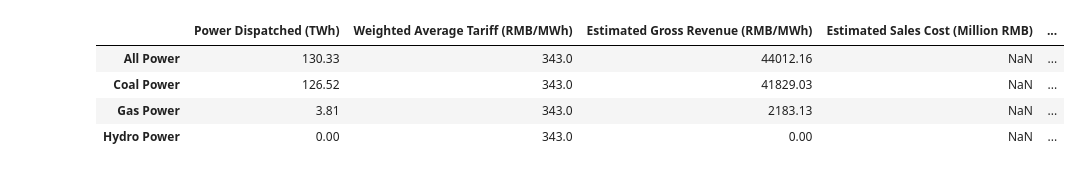
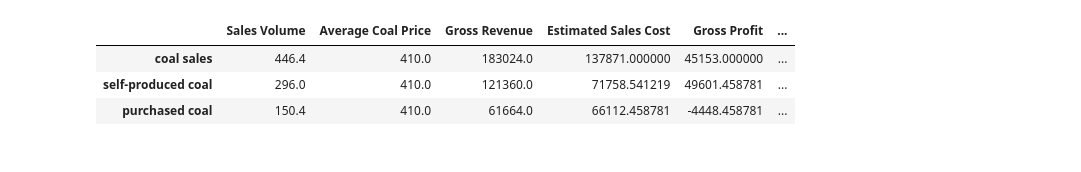
Before and after one commit to orangejustin/CHINA_SOE_MODEL, a Jupyter notebook: Working paper june 2022 replication.ipynb, the cells around one changed output. Saved outputs shown, nothing was run; the diff lists cells and outputs as text; code cells hidden in the pictures.

```diff
--- a/Working paper june 2022 replication.ipynb
+++ b/Working paper june 2022 replication.ipynb
@@ -53,18 +135,20 @@ model.case
 # %%
 params = {
-    "types": "power",
+    "types": "coal types",
     "pct": 0.5,
-    "year": 2019,
-    "coal_price": 343.0,
-    "coal_power": True,
-    "coal_purchase": False,
-    "coal_transportation": False
+    "year": 2020,
+    "coal_price": None, # default is none
+    "coal_purchase":False,
+    "coal_transportation":False,
+    "reduce_self_produced":False,
+    "reduce_purchased":False,
+    "cut_purchased_coal":False
 }
 
-model.scenario2(**params)
+table = model.scenario(**params)
+table
 # %% [output]
-|  | Power Dispatched (TWh) | Weighted Average Tariff (RMB/MWh) | Estimated Gross Revenue (RMB/MWh) | Estimated Sales Cost (Million RMB) | ... |
-| All Power | 130.33 | 343.0 | 44012.16 | NaN | ... |
-| Coal Power | 126.52 | 343.0 | 41829.03 | NaN | ... |
-| Gas Power | 3.81 | 343.0 | 2183.13 | NaN | ... |
-| Hydro Power | 0.00 | 343.0 | 0.00 | NaN | ... |
+|  | Sales Volume | Average Coal Price | Gross Revenue | Estimated Sales Cost | Gross Profit | ... |
+| coal sales | 446.4 | 410.0 | 183024.0 | 137871.000000 | 45153.000000 | ... |
+| self-produced coal | 296.0 | 410.0 | 121360.0 | 71758.541219 | 49601.458781 | ... |
+| purchased coal | 150.4 | 410.0 | 61664.0 | 66112.458781 | -4448.458781 | ... |
```
Also changed, not shown: parts of 16 cells of this notebook, 17 other files.
